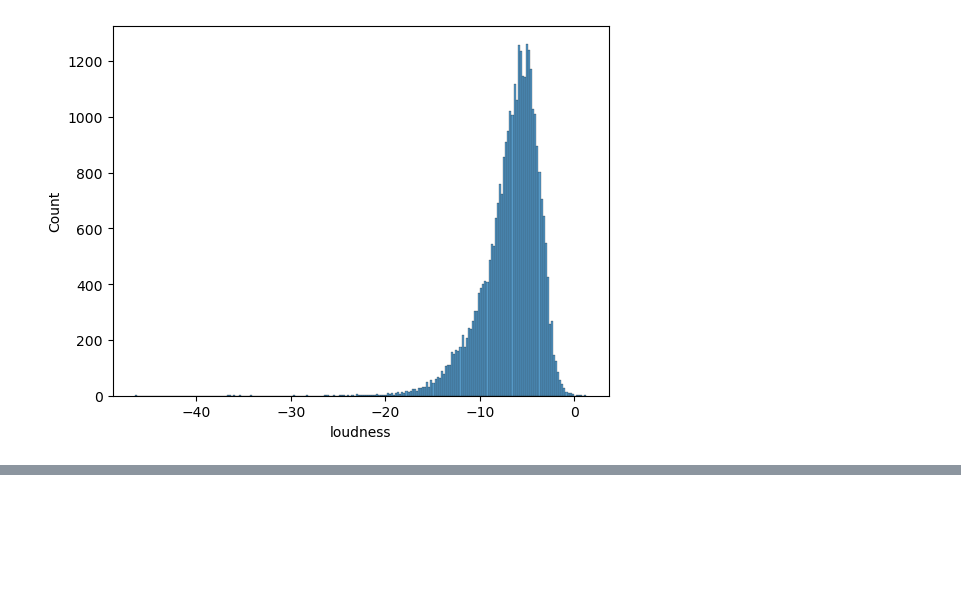
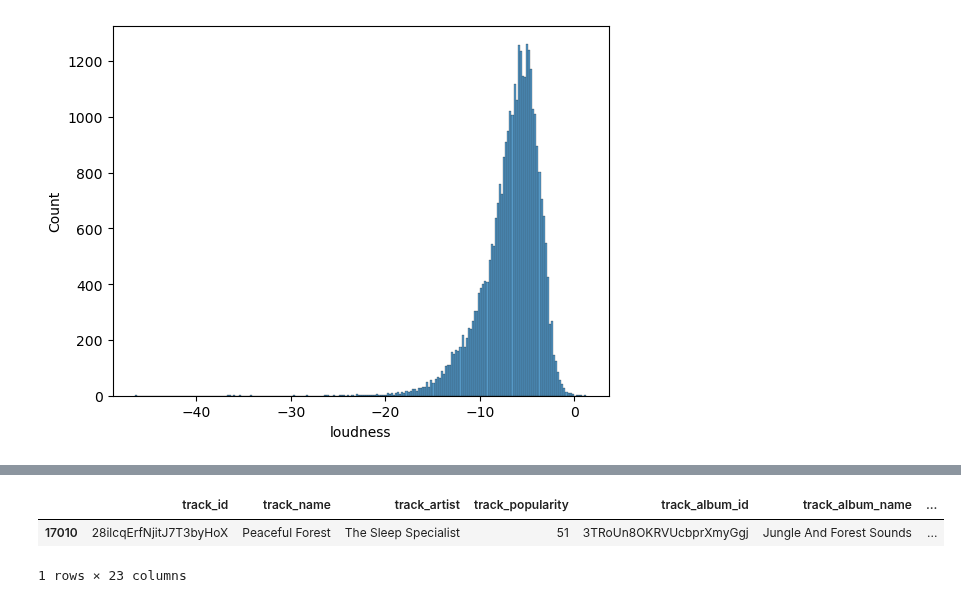
Before and after one commit to whoshilo/AI, a Jupyter notebook: Semester 1/Spotify/SpotifySongs.ipynb, the cells around one changed output, grey strips where cells are left out. Cells and saved outputs as stored; diff of their text form; code cells hidden in the pictures; blank space fills up the shorter version.

```diff
--- a/Semester 1/Spotify/SpotifySongs.ipynb
+++ b/Semester 1/Spotify/SpotifySongs.ipynb
@@ -147,0 +170,6 @@ What is the standard deviation of this data set involving the loudness of songs?
+# %%
+df[df['loudness'] == -46.448]
+# %% [output]
+|  | track_id | track_name | track_artist | track_popularity | track_album_id | track_album_name | ... |
+| 17010 | 28ilcqErfNjitJ7T3byHoX | Peaceful Forest | The Sleep Specialist | 51 | 3TRoUn8OKRVUcbprXmyGgj | Jungle And Forest Sounds | ... |
+1 rows × 23 columns
```
Also changed, not shown: parts of 6 cells of this notebook.
